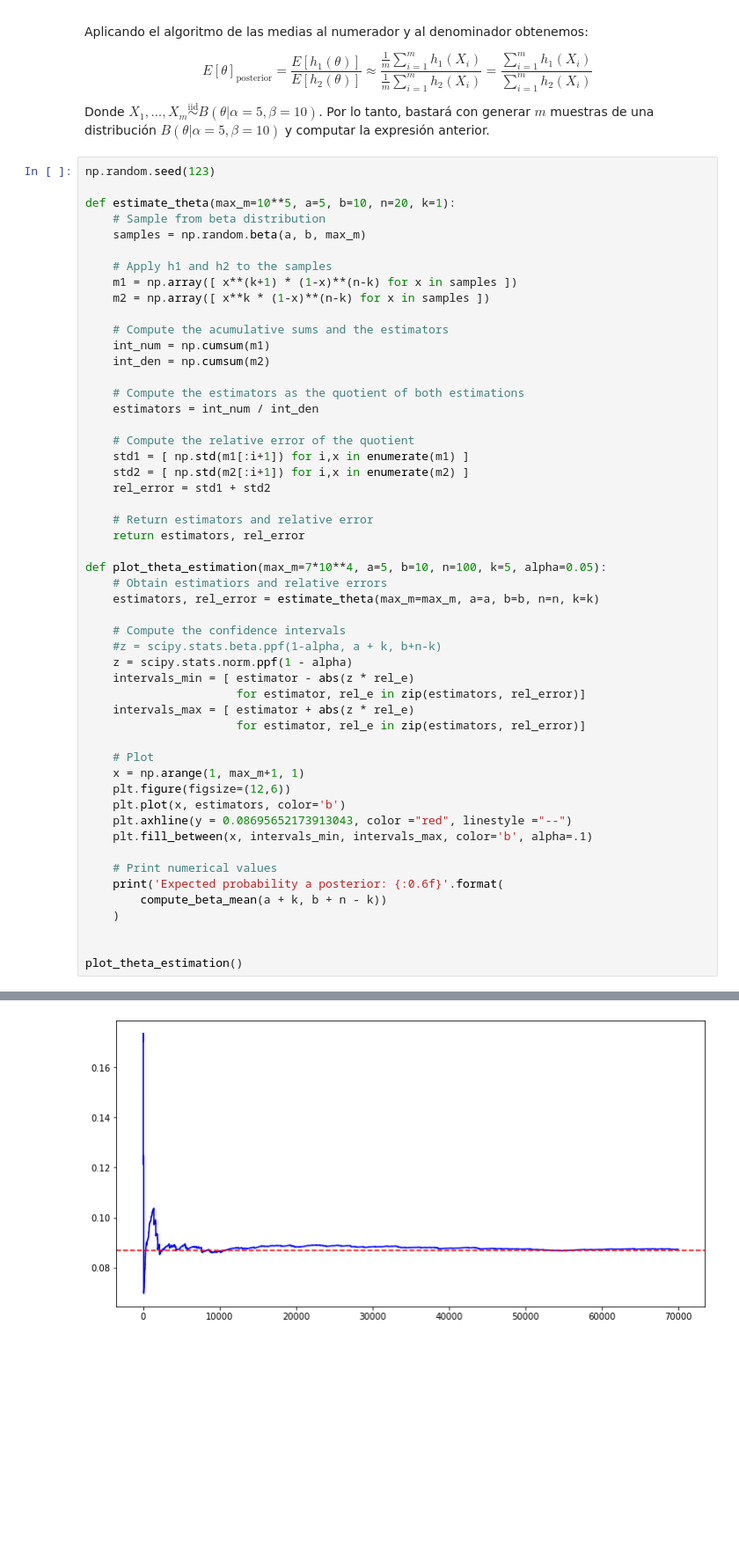
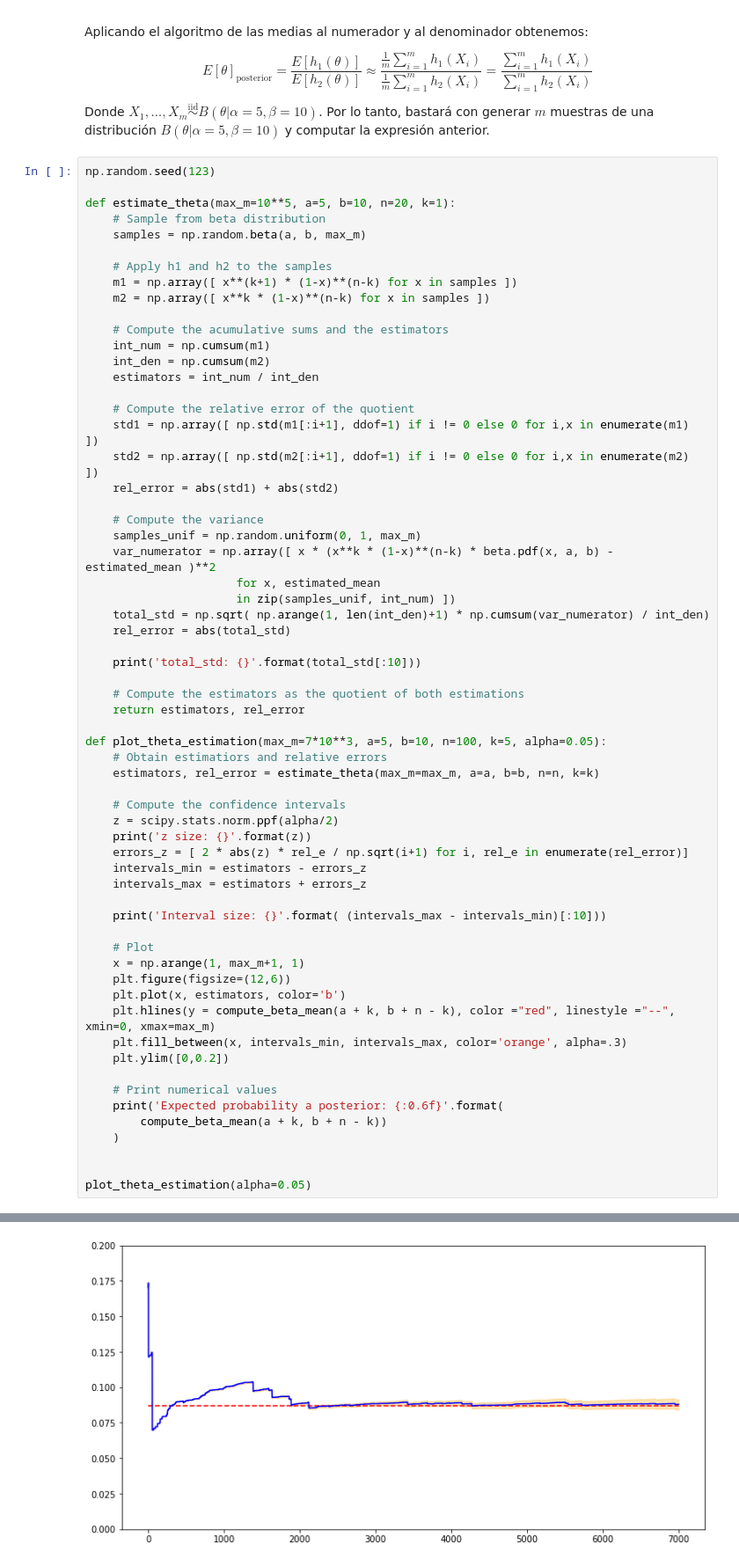
Before and after one commit to Ocete/mcd-cn, a Jupyter notebook: p2/Práctica 2 - Computación numérica.ipynb, the cells around one changed output, grey strips where cells are left out. Shown: that part at 88% size. Cells and saved outputs as stored; diff of their text form; blank space fills up the shorter version.

```diff
--- a/p2/Práctica 2 - Computación numérica.ipynb
+++ b/p2/Práctica 2 - Computación numérica.ipynb
@@ -380,36 +379,46 @@ def estimate_theta(max_m=10**5, a=5, b=10, n=20, k=1):
     # Compute the acumulative sums and the estimators
     int_num = np.cumsum(m1)
     int_den = np.cumsum(m2)
-
-    # Compute the estimators as the quotient of both estimations
     estimators = int_num / int_den
 
     # Compute the relative error of the quotient
-    std1 = [ np.std(m1[:i+1]) for i,x in enumerate(m1) ]
-    std2 = [ np.std(m2[:i+1]) for i,x in enumerate(m2) ]
-    rel_error = std1 + std2
+    std1 = np.array([ np.std(m1[:i+1], ddof=1) if i != 0 else 0 for i,x in enumerate(m1) ])
+    std2 = np.array([ np.std(m2[:i+1], ddof=1) if i != 0 else 0 for i,x in enumerate(m2) ])
+    rel_error = abs(std1) + abs(std2)
 
-    # Return estimators and relative error
+    # Compute the variance
+    samples_unif = np.random.uniform(0, 1, max_m)
+    var_numerator = np.array([ x * (x**k * (1-x)**(n-k) * beta.pdf(x, a, b) - estimated_mean )**2
+                      for x, estimated_mean
+                      in zip(samples_unif, int_num) ])
+    total_std = np.sqrt( np.arange(1, len(int_den)+1) * np.cumsum(var_numerator) / int_den)
+    rel_error = abs(total_std)
+
+    print('total_std: {}'.format(total_std[:10]))
+
+    # Compute the estimators as the quotient of both estimations
     return estimators, rel_error
 
-def plot_theta_estimation(max_m=7*10**4, a=5, b=10, n=100, k=5, alpha=0.05):
+def plot_theta_estimation(max_m=7*10**3, a=5, b=10, n=100, k=5, alpha=0.05):
     # Obtain estimatiors and relative errors
     estimators, rel_error = estimate_theta(max_m=max_m, a=a, b=b, n=n, k=k)
 
     # Compute the confidence intervals
-    #z = scipy.stats.beta.ppf(1-alpha, a + k, b+n-k)
-    z = scipy.stats.norm.ppf(1 - alpha)
-    intervals_min = [ estimator - abs(z * rel_e)
-                      for estimator, rel_e in zip(estimators, rel_error)]
-    intervals_max = [ estimator + abs(z * rel_e)
-                      for estimator, rel_e in zip(estimators, rel_error)]
+    z = scipy.stats.norm.ppf(alpha/2)
+    print('z size: {}'.format(z))
+    errors_z = [ 2 * abs(z) * rel_e / np.sqrt(i+1) for i, rel_e in enumerate(rel_error)]
+    intervals_min = estimators - errors_z
+    intervals_max = estimators + errors_z
+
+    print('Interval size: {}'.format( (intervals_max - intervals_min)[:10]))
 
     # Plot
     x = np.arange(1, max_m+1, 1)
     plt.figure(figsize=(12,6))
     plt.plot(x, estimators, color='b')
-    plt.axhline(y = 0.08695652173913043, color ="red", linestyle ="--")
-    plt.fill_between(x, intervals_min, intervals_max, color='b', alpha=.1)
+    plt.hlines(y = compute_beta_mean(a + k, b + n - k), color ="red", linestyle ="--", xmin=0, xmax=max_m)
+    plt.fill_between(x, intervals_min, intervals_max, color='orange', alpha=.3)
+    plt.ylim([0,0.2])
 
     # Print numerical values
     print('Expected probability a posterior: {:0.6f}'.format(
@@ -417,5 +426,5 @@ def plot_theta_estimation(max_m=7*10**4, a=5, b=10, n=100, k=5, alpha=0.05):
     )
 
 
-plot_theta_estimation()
+plot_theta_estimation(alpha=0.05)
 # %% [output]
@@ -422,5 +438,5 @@ plot_theta_estimation()
 Expected probability a posterior: 0.086957
-[figure, old version]
+[figure, new version]
 # %% [markdown]
 <div class="exercise">
     <h2>Ejercicio 1.4</h2>
```
Also changed, not shown: parts of 2 cells of this notebook.
